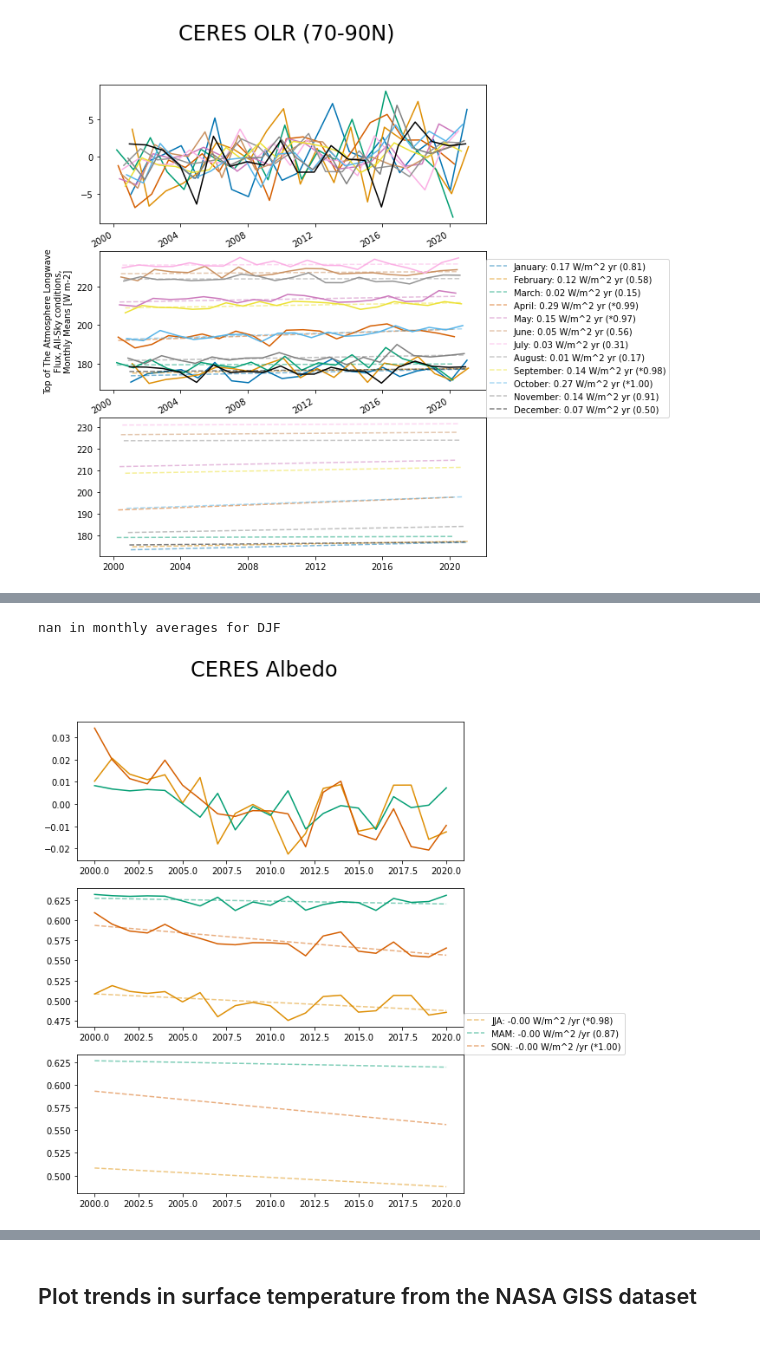
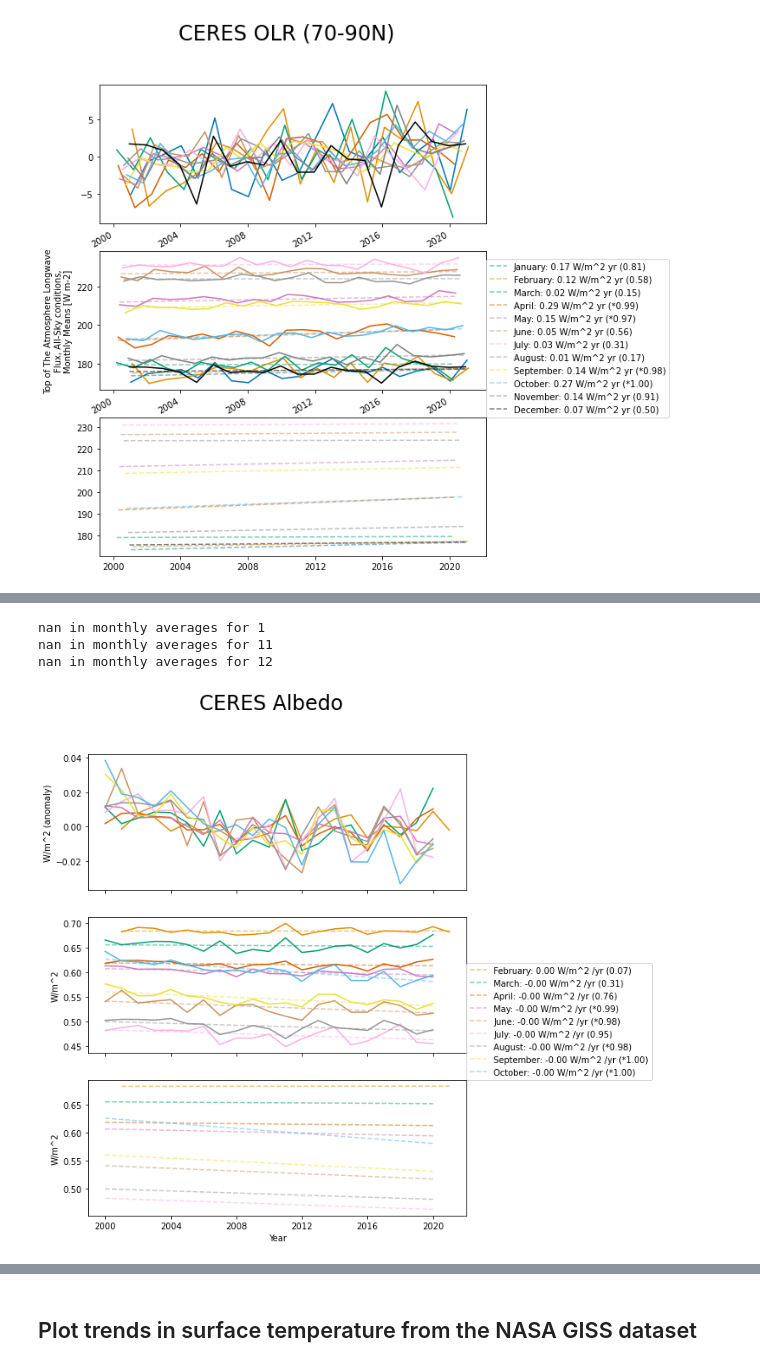
Before and after one commit to jshaw35/spectral_ice, a Jupyter notebook: gridded_trends/ceres_trends.ipynb, the cells around one changed output, grey strips where cells are left out. Cells and saved outputs as stored; diff of their text form; code cells hidden in the pictures.

```diff
--- a/gridded_trends/ceres_trends.ipynb
+++ b/gridded_trends/ceres_trends.ipynb
@@ -36,3 +34,7 @@ ceres_ds = xr.open_dataset('%s/%s' % (ceres_dir,ceres_file))
+# %%
+ceres_ds = xr.open_dataset('%s/%s' % (ceres_dir,ceres_file))
+
+ceres_ds = ceres_ds.assign_coords(lon=(ceres_ds.lon % 360)).sortby('lon')
 # %% [markdown]
 #### Add an absorbed solar radiation variable
 # %%
@@ -170,5 +246,7 @@ plot_trends(ceres_ds['toa_sw_clr_c_mon'],'CERES outgoing SW TOA')
 # %%
-error = plot_trends(ceres_ds['albedo'],'CERES Albedo',seasonal=True)
+error = plot_trends(ceres_ds['albedo'],'CERES Albedo',seasonal=False)
 # %% [output]
-nan in monthly averages for DJF
+nan in monthly averages for 1
+nan in monthly averages for 11
+nan in monthly averages for 12
-[figure, old version]
+[figure, new version]
```
Also changed, not shown: parts of 45 cells of this notebook, 2 other files.
